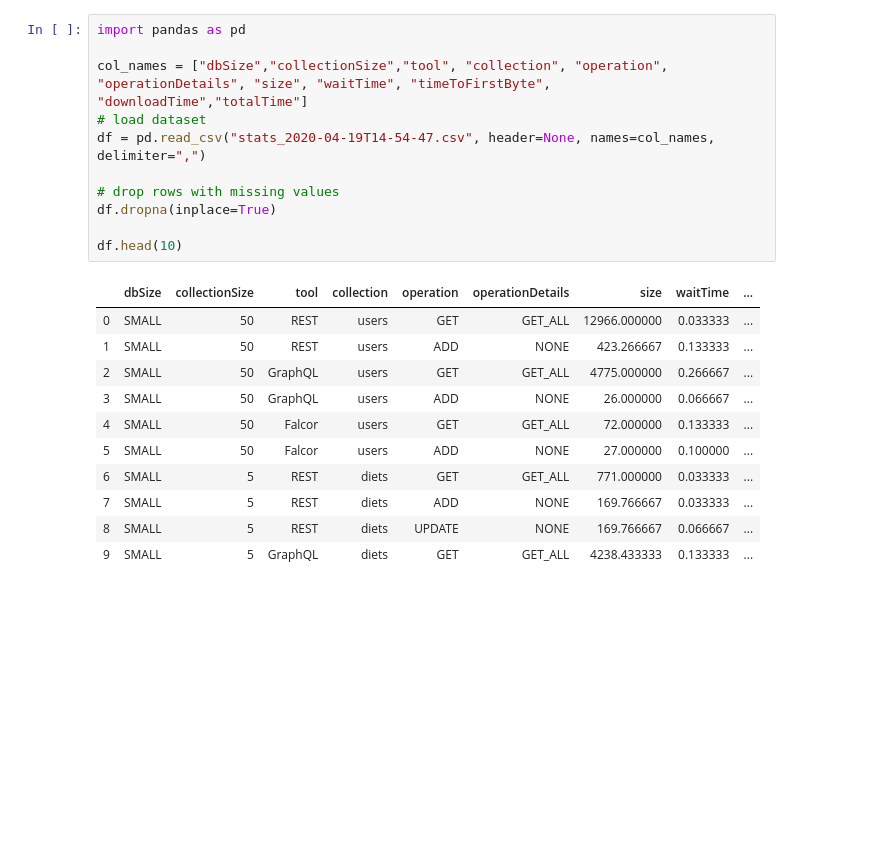
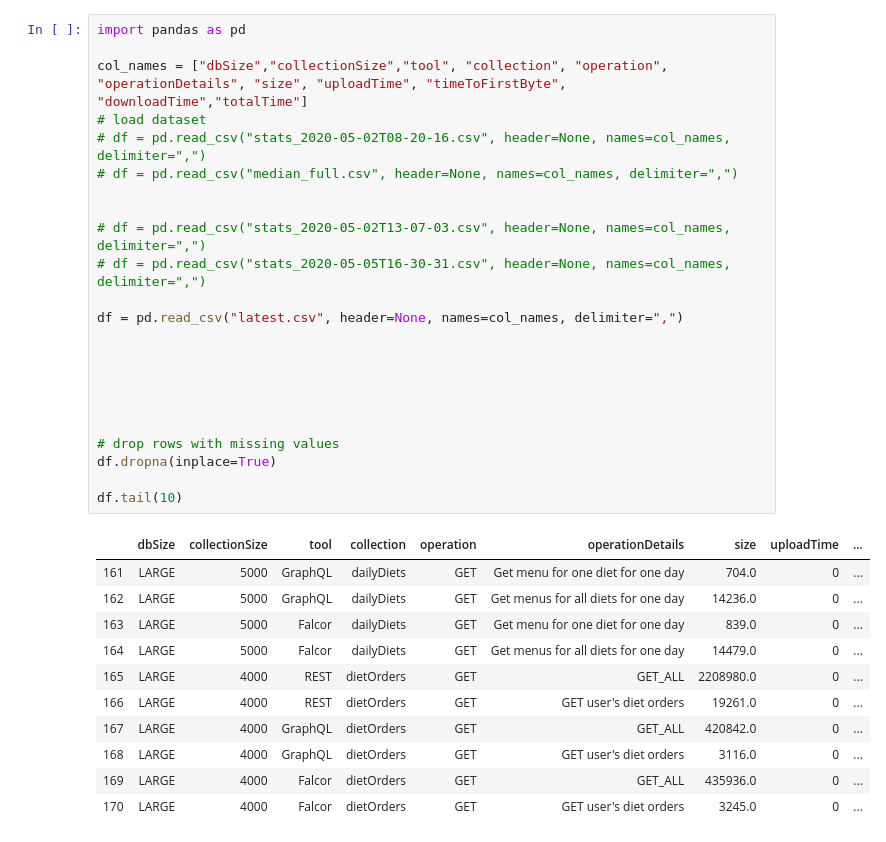
Before and after one commit to maaaaagda/rest-graphql-falcor, a Jupyter notebook: performance_analyzer/visualize_results/rest-graphql-falcor.ipynb, the cells around one changed output. Saved outputs shown, nothing was run; the diff lists cells and outputs as text; blank space fills up the shorter version.

```diff
--- a/performance_analyzer/visualize_results/rest-graphql-falcor.ipynb
+++ b/performance_analyzer/visualize_results/rest-graphql-falcor.ipynb
@@ -1,26 +1,38 @@
 # %%
 import pandas as pd
 
-col_names = ["dbSize","collectionSize","tool", "collection", "operation", "operationDetails", "size", "waitTime", "timeToFirstByte", "downloadTime","totalTime"]
+col_names = ["dbSize","collectionSize","tool", "collection", "operation", "operationDetails", "size", "uploadTime", "timeToFirstByte", "downloadTime","totalTime"]
 # load dataset
-df = pd.read_csv("stats_2020-04-19T14-54-47.csv", header=None, names=col_names, delimiter=",")
+# df = pd.read_csv("stats_2020-05-02T08-20-16.csv", header=None, names=col_names, delimiter=",")
+# df = pd.read_csv("median_full.csv", header=None, names=col_names, delimiter=",")
+
+
+# df = pd.read_csv("stats_2020-05-02T13-07-03.csv", header=None, names=col_names, delimiter=",")
+# df = pd.read_csv("stats_2020-05-05T16-30-31.csv", header=None, names=col_names, delimiter=",")
+
+df = pd.read_csv("latest.csv", header=None, names=col_names, delimiter=",")
+
+
+
+
+
 
 # drop rows with missing values
 df.dropna(inplace=True)
 
-df.head(10)
+df.tail(10)
 # %% [output]
-|  | dbSize | collectionSize | tool | collection | operation | operationDetails | size | waitTime | ... |
-| 0 | SMALL | 50 | REST | users | GET | GET_ALL | 12966.000000 | 0.033333 | ... |
-| 1 | SMALL | 50 | REST | users | ADD | NONE | 423.266667 | 0.133333 | ... |
-| 2 | SMALL | 50 | GraphQL | users | GET | GET_ALL | 4775.000000 | 0.266667 | ... |
-| 3 | SMALL | 50 | GraphQL | users | ADD | NONE | 26.000000 | 0.066667 | ... |
-| 4 | SMALL | 50 | Falcor | users | GET | GET_ALL | 72.000000 | 0.133333 | ... |
-| 5 | SMALL | 50 | Falcor | users | ADD | NONE | 27.000000 | 0.100000 | ... |
-| 6 | SMALL | 5 | REST | diets | GET | GET_ALL | 771.000000 | 0.033333 | ... |
-| 7 | SMALL | 5 | REST | diets | ADD | NONE | 169.766667 | 0.033333 | ... |
-| 8 | SMALL | 5 | REST | diets | UPDATE | NONE | 169.766667 | 0.066667 | ... |
-| 9 | SMALL | 5 | GraphQL | diets | GET | GET_ALL | 4238.433333 | 0.133333 | ... |
+|  | dbSize | collectionSize | tool | collection | operation | operationDetails | size | uploadTime | ... |
+| 161 | LARGE | 5000 | GraphQL | dailyDiets | GET | Get menu for one diet for one day | 704.0 | 0 | ... |
+| 162 | LARGE | 5000 | GraphQL | dailyDiets | GET | Get menus for all diets for one day | 14236.0 | 0 | ... |
+| 163 | LARGE | 5000 | Falcor | dailyDiets | GET | Get menu for one diet for one day | 839.0 | 0 | ... |
+| 164 | LARGE | 5000 | Falcor | dailyDiets | GET | Get menus for all diets for one day | 14479.0 | 0 | ... |
+| 165 | LARGE | 4000 | REST | dietOrders | GET | GET_ALL | 2208980.0 | 0 | ... |
+| 166 | LARGE | 4000 | REST | dietOrders | GET | GET user's diet orders | 19261.0 | 0 | ... |
+| 167 | LARGE | 4000 | GraphQL | dietOrders | GET | GET_ALL | 420842.0 | 0 | ... |
+| 168 | LARGE | 4000 | GraphQL | dietOrders | GET | GET user's diet orders | 3116.0 | 0 | ... |
+| 169 | LARGE | 4000 | Falcor | dietOrders | GET | GET_ALL | 435936.0 | 0 | ... |
+| 170 | LARGE | 4000 | Falcor | dietOrders | GET | GET user's diet orders | 3245.0 | 0 | ... |
 # %%
 import matplotlib.pyplot as plt
 import numpy as np
```
Also changed, not shown: parts of 4 cells of this notebook.
